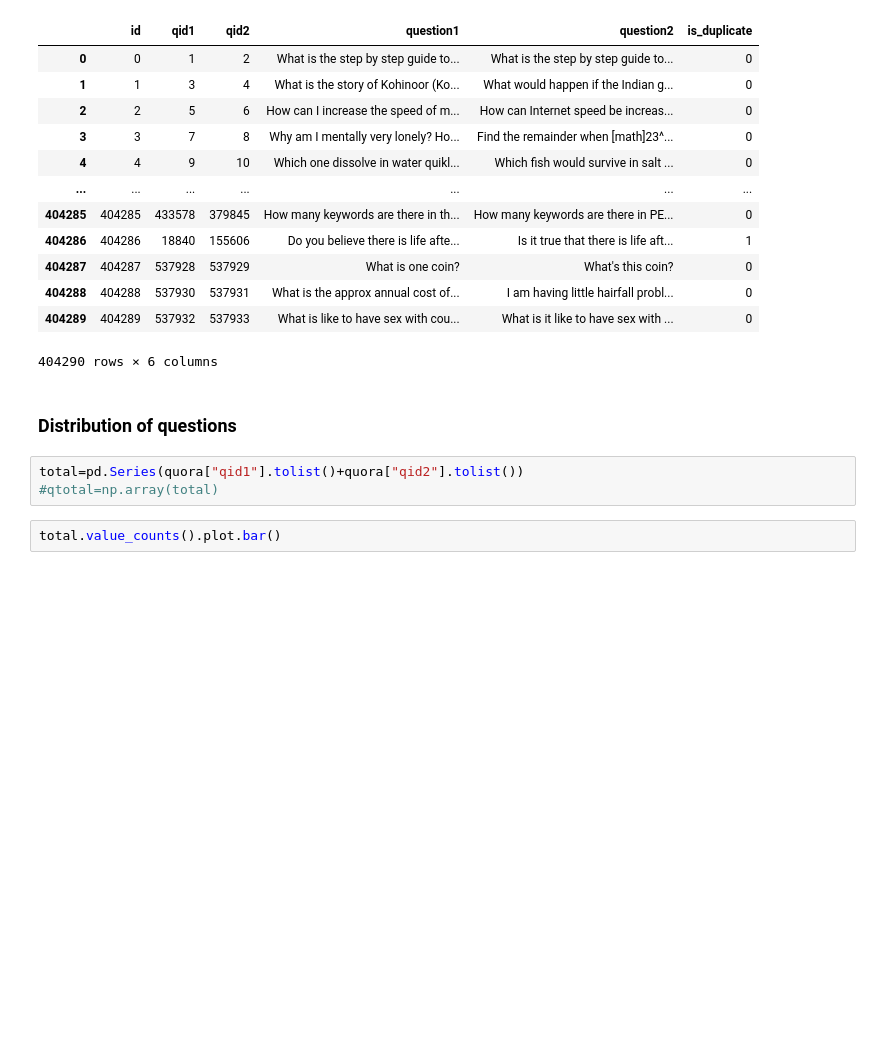
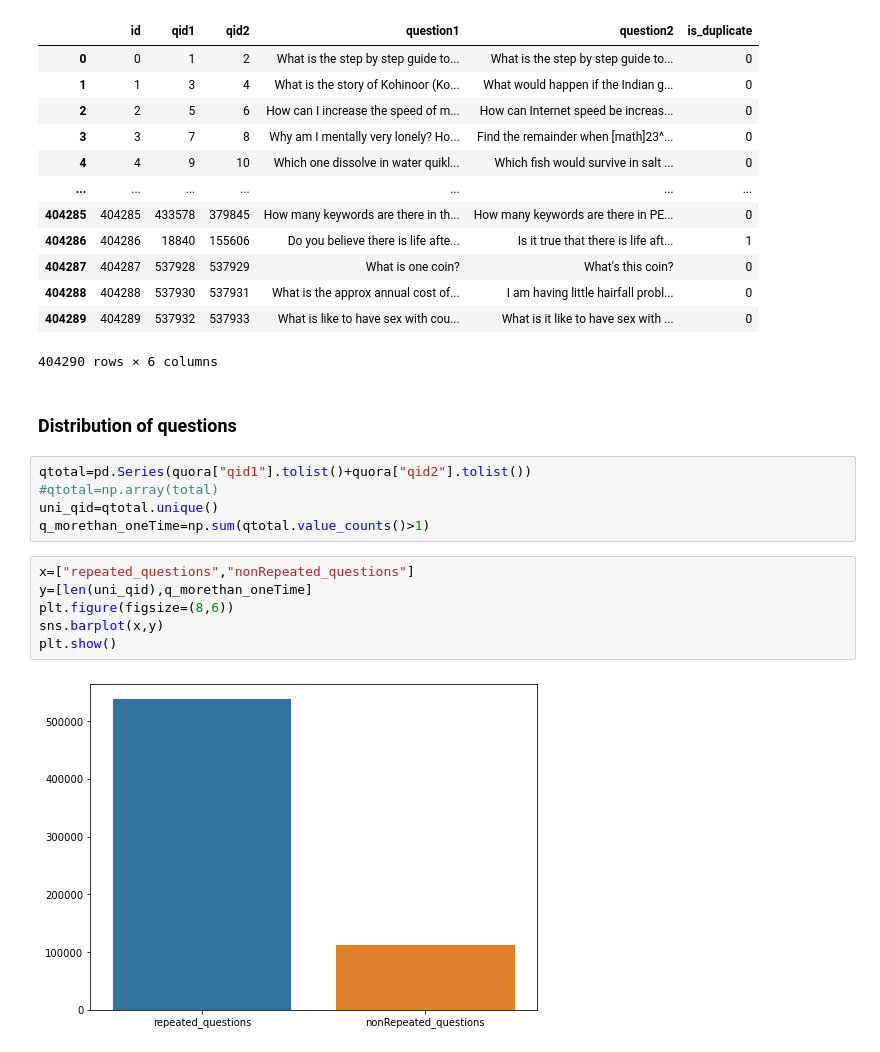
Before and after one commit to ranadheer314/Machine-Learning, a Jupyter notebook: Quora question pair similarity/Quora Project.ipynb, the cells around one changed output. Cells and saved outputs as stored; diff of their text form; blank space fills up the shorter version.

```diff
--- a/Quora question pair similarity/Quora Project.ipynb
+++ b/Quora question pair similarity/Quora Project.ipynb
@@ -133,7 +133,15 @@ quora
 # %% [markdown]
 ### Distribution of questions
 # %%
-total=pd.Series(quora["qid1"].tolist()+quora["qid2"].tolist())
+qtotal=pd.Series(quora["qid1"].tolist()+quora["qid2"].tolist())
 #qtotal=np.array(total)
+uni_qid=qtotal.unique()
+q_morethan_oneTime=np.sum(qtotal.value_counts()>1)
-# %%
-total.value_counts().plot.bar()
+# %%
+x=["repeated_questions","nonRepeated_questions"]
+y=[len(uni_qid),q_morethan_oneTime]
+plt.figure(figsize=(8,6))
+sns.barplot(x,y)
+plt.show()
+# %% [output]
+[figure, added]
```
Also changed, not shown: parts of 4 cells of this notebook.
